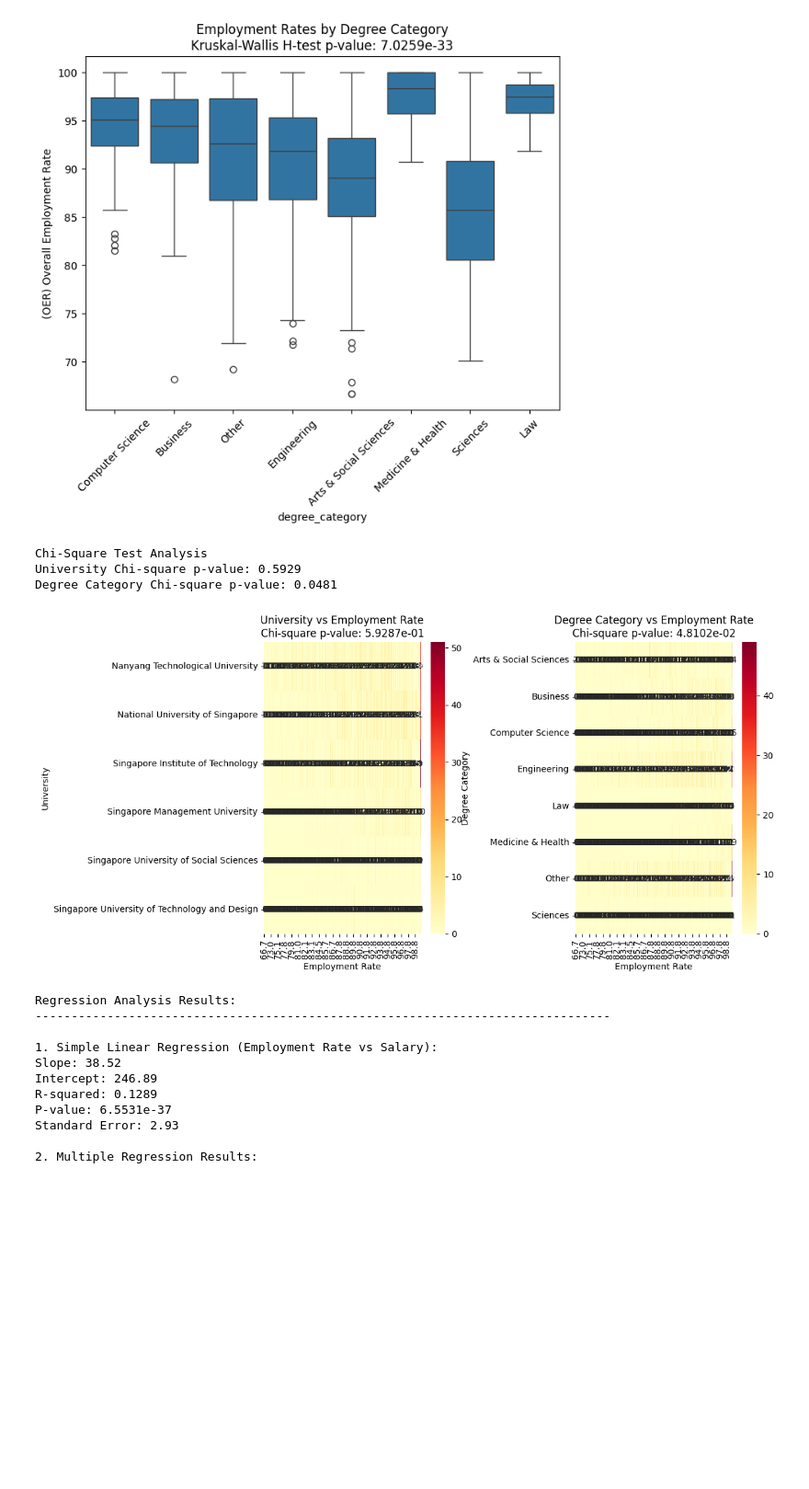
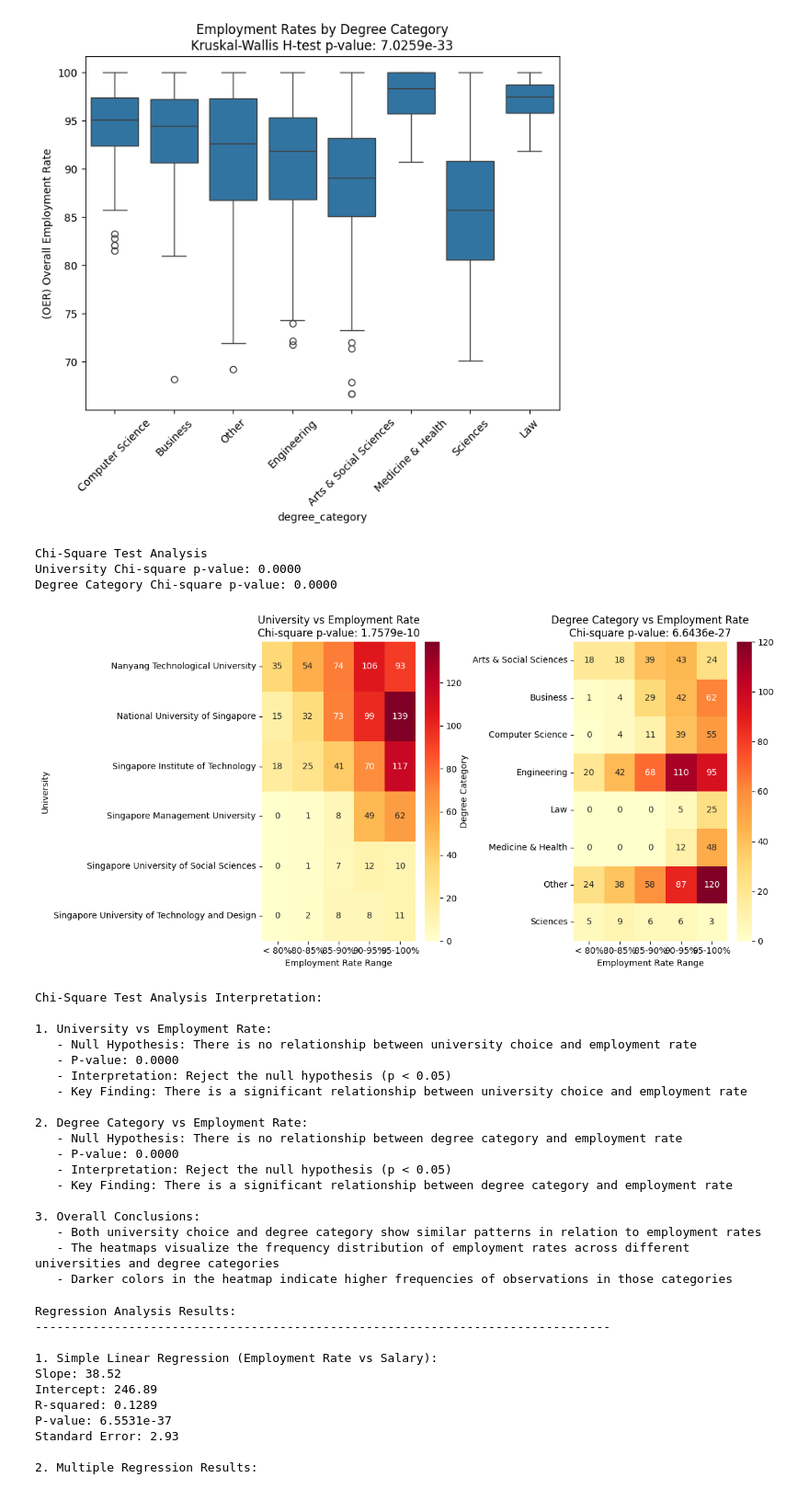
Before and after one commit to Imnotgoingtohindiclass/EMath-PT-G3-2025, a Jupyter notebook: graphs.ipynb, the cells around one changed output. Shown: that part at 92% size. Drawn from its saved outputs; the diff is of its cells as text; code cells hidden in the pictures; blank space fills up the shorter version.

Commit message:
fixed chi square heat map but theres some weird encoding at x axis header

```diff
--- a/graphs.ipynb
+++ b/graphs.ipynb
@@ -352,31 +352,38 @@ Kruskal-Wallis H-test p-value: 7.0259e-33
 
 print("\nChi-Square Test Analysis")
 
+# create employment rate bins with cleaner labels
+bins = [0, 80, 85, 90, 95, 100]
+labels = ['< 80%', '80-85%', '85-90%', '90-95%', '95-100%']
+df['employment_rate_bin'] = pd.cut(df['(OER) Overall Employment Rate'],
+                                 bins=bins,
+                                 labels=labels)
+
 # University vs Employment Status
-uni_emp_table = pd.crosstab(df['university'], df['(OER) Overall Employment Rate'])
+uni_emp_table = pd.crosstab(df['university'], df['employment_rate_bin'])
 chi2_uni, p_value_uni, dof_uni, _ = chi2_contingency(uni_emp_table)
 print(f"University Chi-square p-value: {p_value_uni:.4f}")
 
 # Degree Category vs Employment Status
-degree_emp_table = pd.crosstab(df['degree_category'], df['(OER) Overall Employment Rate'])
+degree_emp_table = pd.crosstab(df['degree_category'], df['employment_rate_bin'])
 chi2_deg, p_value_deg, dof_deg, _ = chi2_contingency(degree_emp_table)
 print(f"Degree Category Chi-square p-value: {p_value_deg:.4f}")
 
-# Visualization - Chi-Square Test Heatmaps
+# Visualization with Chi-Square Test Heatmaps
 plt.figure(figsize=(12, 6))
 
 # Left subplot: University vs Employment Rate
 plt.subplot(1, 2, 1)
 sns.heatmap(uni_emp_table, annot=True, fmt='d', cmap='YlOrRd')
 plt.title(f'University vs Employment Rate\nChi-square p-value: {p_value_uni:.4e}')
-plt.xlabel('Employment Rate')
+plt.xlabel('Employment Rate Range')
 plt.ylabel('University')
 
 # Right subplot: Degree Category vs Employment Rate
 plt.subplot(1, 2, 2)
 sns.heatmap(degree_emp_table, annot=True, fmt='d', cmap='YlOrRd')
 plt.title(f'Degree Category vs Employment Rate\nChi-square p-value: {p_value_deg:.4e}')
-plt.xlabel('Employment Rate')
+plt.xlabel('Employment Rate Range')
 plt.ylabel('Degree Category')
 
 plt.tight_layout()
@@ -393,36 +400,54 @@ Chi-Square Test Analysis Interpretation:
    - Interpretation: {}
    - Key Finding: {}
 
 2. Degree Category vs Employment Rate:
    - Null Hypothesis: There is no relationship between degree category and employment rate
    - P-value: {:.4f}
    - Interpretation: {}
    - Key Finding: {}
 
 3. Overall Conclusions:
    - {}
    - The heatmaps visualize the frequency distribution of employment rates across different universities and degree categories
    - Darker colors in the heatmap indicate higher frequencies of observations in those categories
 """.format(
     p_value_uni,
     "Fail to reject the null hypothesis (p > 0.05)" if p_value_uni > 0.05 else "Reject the null hypothesis (p < 0.05)",
     "No significant relationship between university choice and employment rate" if p_value_uni > 0.05 else "There is a significant relationship between university choice and employment rate",
     p_value_deg,
     "Fail to reject the null hypothesis (p > 0.05)" if p_value_deg > 0.05 else "Reject the null hypothesis (p < 0.05)",
     "No significant relationship between degree category and employment rate" if p_value_deg > 0.05 else "There is a significant relationship between degree category and employment rate",
     "Both university choice and degree category show similar patterns in relation to employment rates" if (p_value_uni > 0.05 and p_value_deg > 0.05) or (p_value_uni < 0.05 and p_value_deg < 0.05) else "University choice and degree category show different patterns in relation to employment rates"
 )
 
 # Save interpretation to file
 with open("./data_analysis/chi-squared_test/chi-squared_test_interpretation.txt", "w") as file:
     file.write(chi_square_interpretation)
 
 print(chi_square_interpretation)
 # %% [output]
 Chi-Square Test Analysis
-University Chi-square p-value: 0.5929
-Degree Category Chi-square p-value: 0.0481
+University Chi-square p-value: 0.0000
+Degree Category Chi-square p-value: 0.0000
-[figure, old version]
+[figure, new version]
+Chi-Square Test Analysis Interpretation:
+
+1. University vs Employment Rate:
+   - Null Hypothesis: There is no relationship between university choice and employment rate
+   - P-value: 0.0000
+   - Interpretation: Reject the null hypothesis (p < 0.05)
+   - Key Finding: There is a significant relationship between university choice and employment rate
+
+2. Degree Category vs Employment Rate:
+   - Null Hypothesis: There is no relationship between degree category and employment rate
+   - P-value: 0.0000
+   - Interpretation: Reject the null hypothesis (p < 0.05)
+   - Key Finding: There is a significant relationship between degree category and employment rate
+
+3. Overall Conclusions:
+   - Both university choice and degree category show similar patterns in relation to employment rates
+   - The heatmaps visualize the frequency distribution of employment rates across different universities and degree categories
+   - Darker colors in the heatmap indicate higher frequencies of observations in those categories
 # %%
 ###############################################################################
 # 7. Regression Analysis
```
Also changed, not shown: 3 other files.
